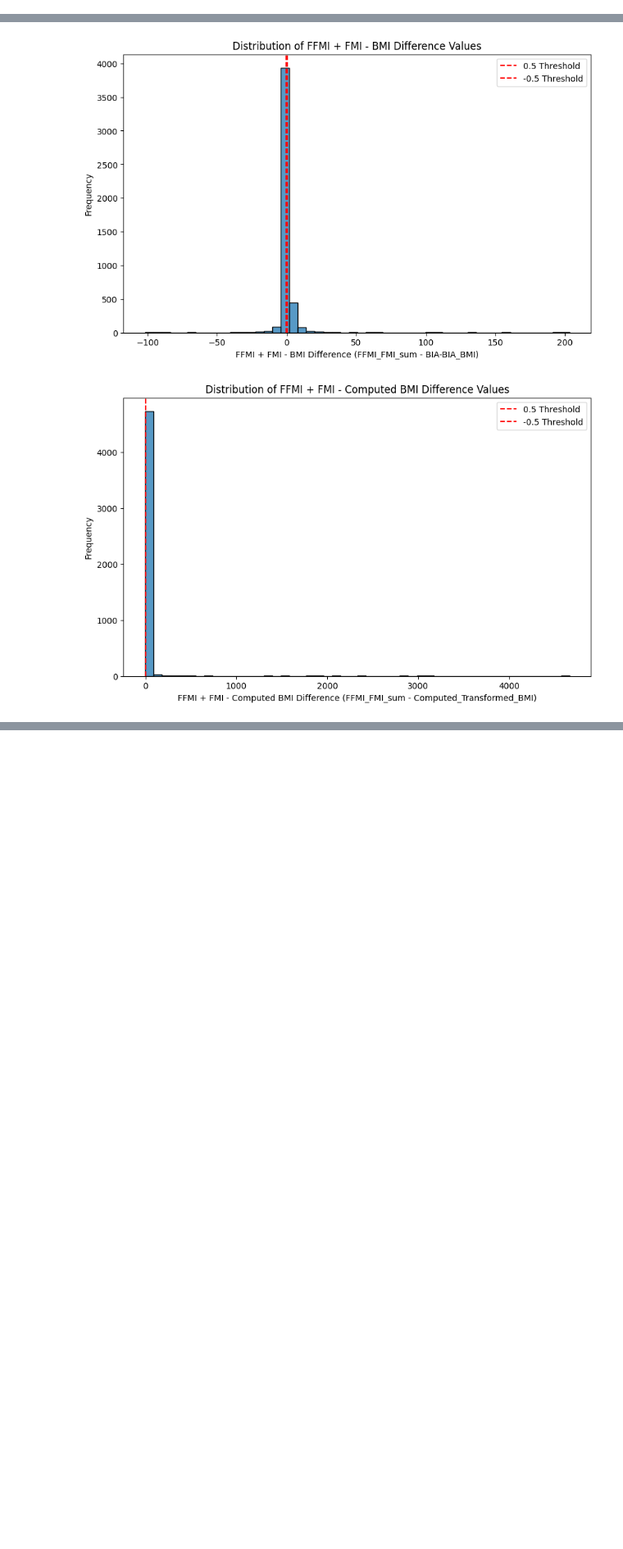
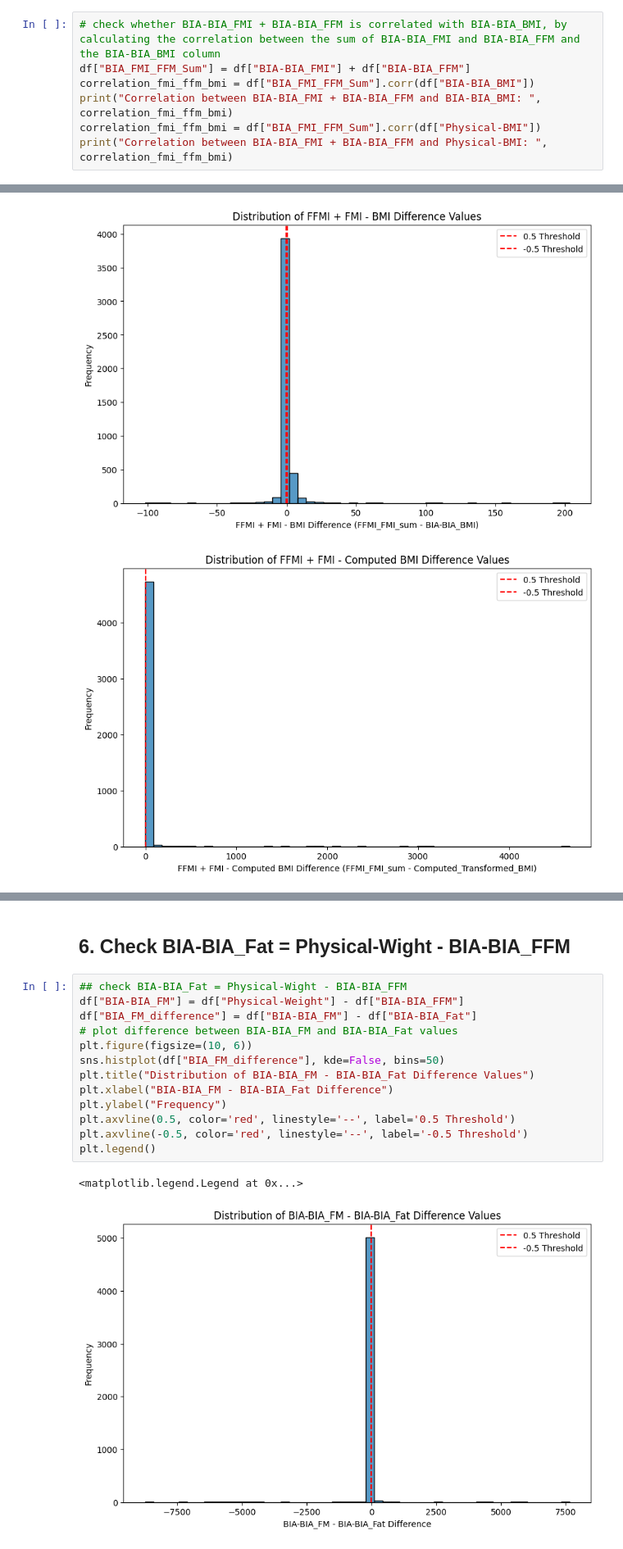
Before and after one commit to lorenzobuccolini03/Data-Mining---Advanced-Topics, a Jupyter notebook: Data_Understanding/DU_feature_description_statistics.ipynb, the cells around one changed output, grey strips where cells are left out. Shown at 82% size. Cells and saved outputs as stored; diff of their text form; blank space fills up the shorter version.

Commit message:
some correlations

```diff
--- a/Data_Understanding/DU_feature_description_statistics.ipynb
+++ b/Data_Understanding/DU_feature_description_statistics.ipynb
@@ -648,3 +666,10 @@ Correlation between BIA-BIA_BMI and Computed_Transformed_BMI:  0.505090015432522
 Both precomputed BMIs are the result of original BMI preturbed by a Normal distributed random noise.
 # %% [markdown]
 ## 5. FFM index check
+# %%
+# check whether BIA-BIA_FMI + BIA-BIA_FFM is correlated with BIA-BIA_BMI, by calculating the correlation between the sum of BIA-BIA_FMI and BIA-BIA_FFM and the BIA-BIA_BMI column
+df["BIA_FMI_FFM_Sum"] = df["BIA-BIA_FMI"] + df["BIA-BIA_FFM"]
+correlation_fmi_ffm_bmi = df["BIA_FMI_FFM_Sum"].corr(df["BIA-BIA_BMI"])
+print("Correlation between BIA-BIA_FMI + BIA-BIA_FFM and BIA-BIA_BMI: ", correlation_fmi_ffm_bmi)
+correlation_fmi_ffm_bmi = df["BIA_FMI_FFM_Sum"].corr(df["Physical-BMI"])
+print("Correlation between BIA-BIA_FMI + BIA-BIA_FFM and Physical-BMI: ", correlation_fmi_ffm_bmi)
@@ -766,0 +756,18 @@ df[df["FGC-FGC_GSND"]>1].sort_values(by="FGC-FGC_GSND", ascending=True).head(10)
+# %% [markdown]
+## 6. Check BIA-BIA_Fat = Physical-Wight - BIA-BIA_FFM
+# %%
+## check BIA-BIA_Fat = Physical-Wight - BIA-BIA_FFM
+df["BIA-BIA_FM"] = df["Physical-Weight"] - df["BIA-BIA_FFM"]
+df["BIA_FM_difference"] = df["BIA-BIA_FM"] - df["BIA-BIA_Fat"]
+# plot difference between BIA-BIA_FM and BIA-BIA_Fat values
+plt.figure(figsize=(10, 6))
+sns.histplot(df["BIA_FM_difference"], kde=False, bins=50)
+plt.title("Distribution of BIA-BIA_FM - BIA-BIA_Fat Difference Values")
+plt.xlabel("BIA-BIA_FM - BIA-BIA_Fat Difference")
+plt.ylabel("Frequency")
+plt.axvline(0.5, color='red', linestyle='--', label='0.5 Threshold')
+plt.axvline(-0.5, color='red', linestyle='--', label='-0.5 Threshold')
+plt.legend()
+# %% [output]
+<matplotlib.legend.Legend at 0x...>
+[figure, added]
```
Also changed, not shown: parts of 8 cells of this notebook.
